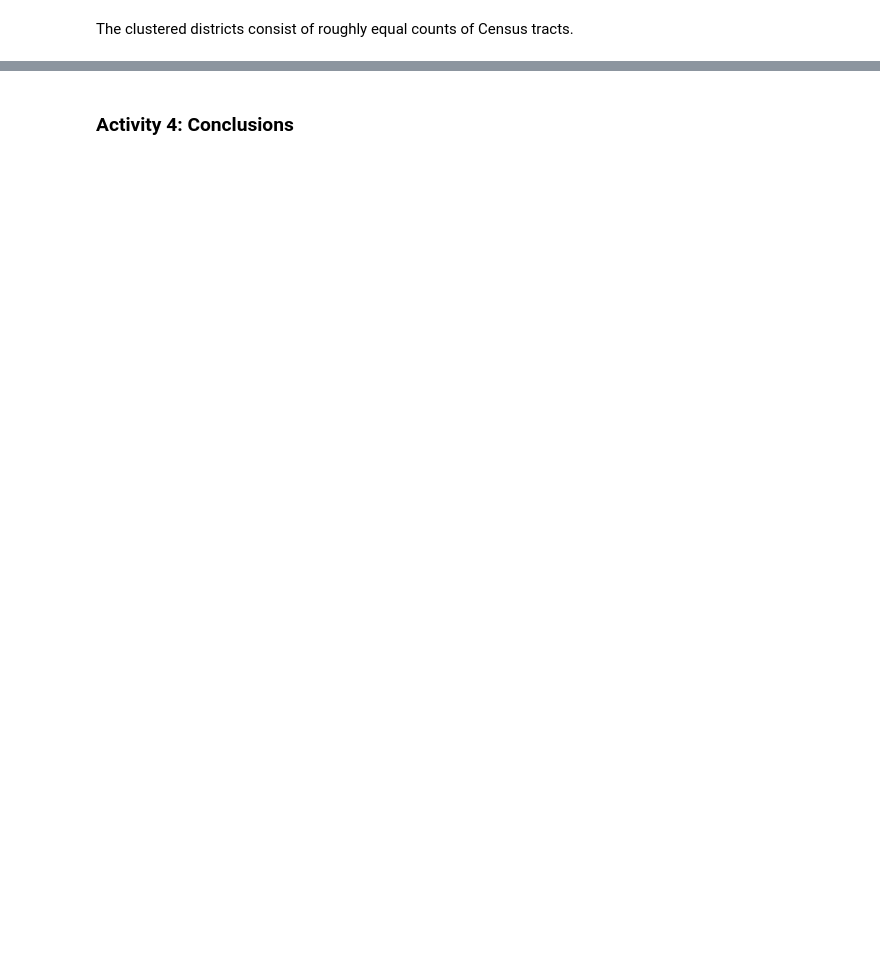
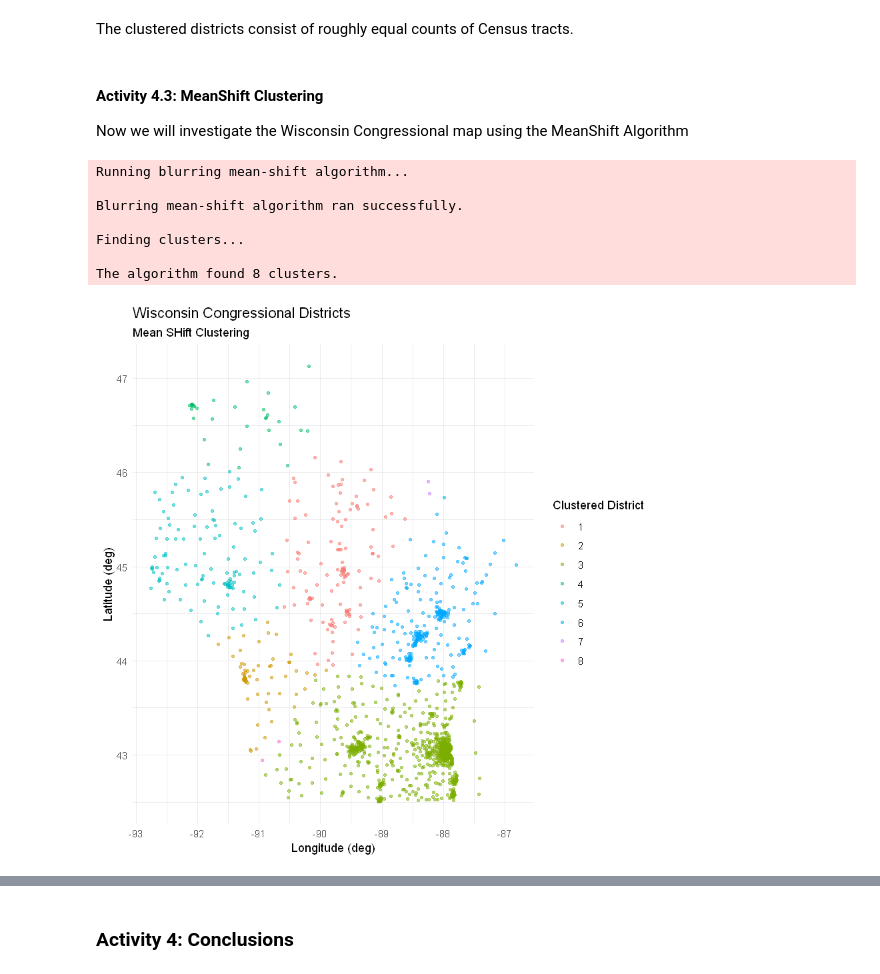
Before and after one commit to rmilanowski/ME532, a Jupyter notebook: ClusteringCongressionalDistricts4.ipynb, the cells around one changed output, grey strips where cells are left out. Cells and saved outputs as stored; diff of their text form; code cells hidden in the pictures; blank space fills up the shorter version.

```diff
--- a/ClusteringCongressionalDistricts4.ipynb
+++ b/ClusteringCongressionalDistricts4.ipynb
@@ -806,2 +848,49 @@ ggplot(plotdata %>% group_by(cluster) %>% summarize(Count = n())) +
 # %% [markdown]
 The clustered districts consist of roughly equal counts of Census tracts.
+# %% [markdown]
+#### Activity 4.3: MeanShift Clustering
+
+Now we will investigate the Wisconsin Congressional map using the MeanShift Algorithm
+# %%
+# Run MeanShift Algorithm
+CongressCluster <- kmeans(CongressData, centers = K, iter.max = IterMax)
+
+X <- t(CongressData)
+h <- .8
+kernel <- "epanechnikovKernel" #"epanechnikovKernel", "cubicKernel", "gaussianKernel", "exponentialKernel"
+tol.stop <- 1e-10
+tol.epsilon <- 1e-04
+max.iter <- 20
+
+
+Congress_clust_ms <- bmsClustering(X = X,
+                         h=h,
+                         kernel = kernel,
+                         tol.stop = tol.stop,
+                         tol.epsilon = tol.epsilon,
+                         max.iter = max.iter)
+
+# Unscale data for plotting and extract clusters associated with each Census tract
+PlotCongressDataMS <- Data %>% transmute(LATITUDE, LONGITUDE, POPULATION)
+PlotCongressDataMS$cluster <- Congress_clust_ms$labels
+
+ggplot() +
+    geom_point(data = PlotCongressDataMS,
+               aes(x = LONGITUDE, y = LATITUDE, color = as.factor(cluster)),
+               alpha = 1/2, size = 1) +
+    #geom_point(data = Centers,
+     #          aes(x = LONGITUDE, y = LATITUDE, color = as.factor(cluster)),
+      #         alpha = 1/2, size = 4) +
+    labs(x = "Longitude (deg)", y = "Latitude (deg)", title = "Wisconsin Congressional Districts",
+         subtitle = "Mean SHift Clustering",
+         color = "Clustered District") +
+    theme_minimal()
+# %% [output]
+Running blurring mean-shift algorithm...
+
+Blurring mean-shift algorithm ran successfully.
+
+Finding clusters...
+
+The algorithm found 8 clusters.
+[figure, added]
```
Also changed, not shown: parts of 12 cells of this notebook.
